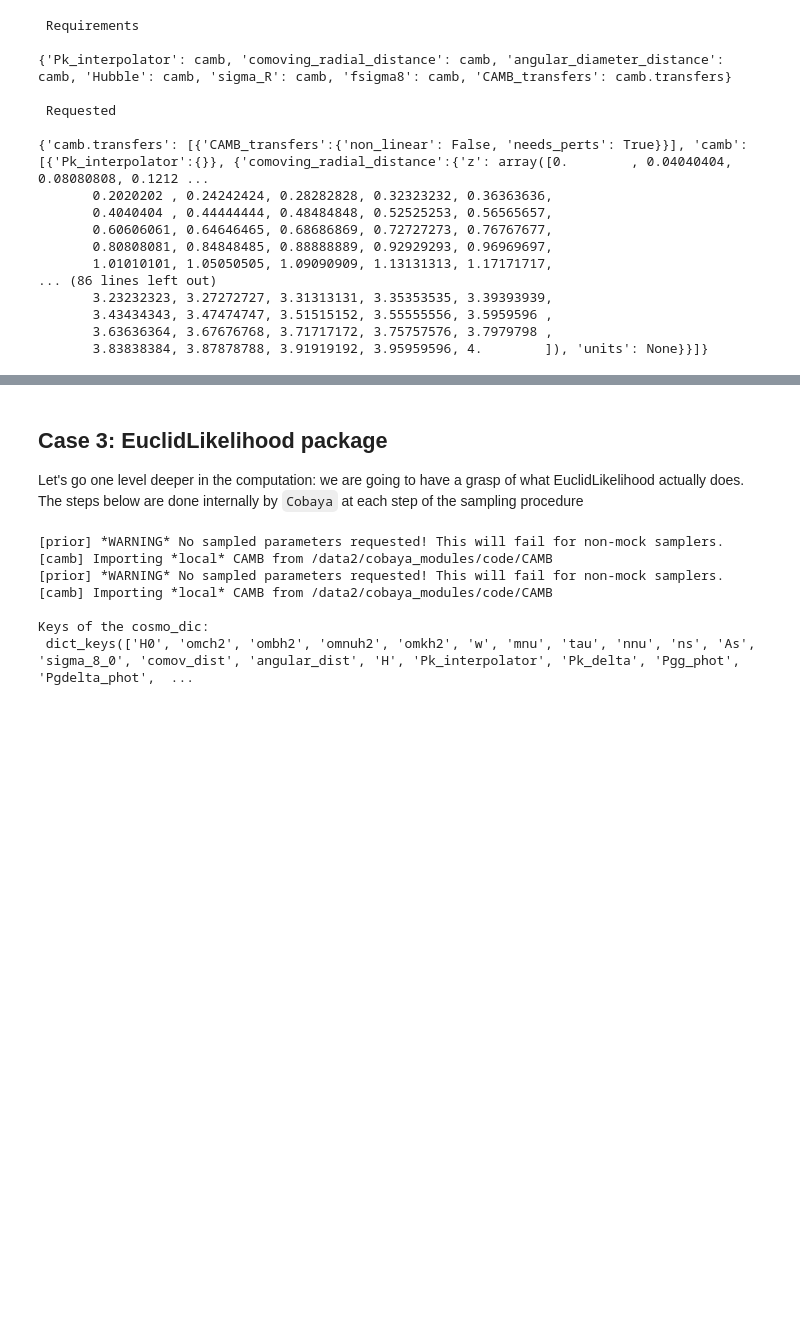
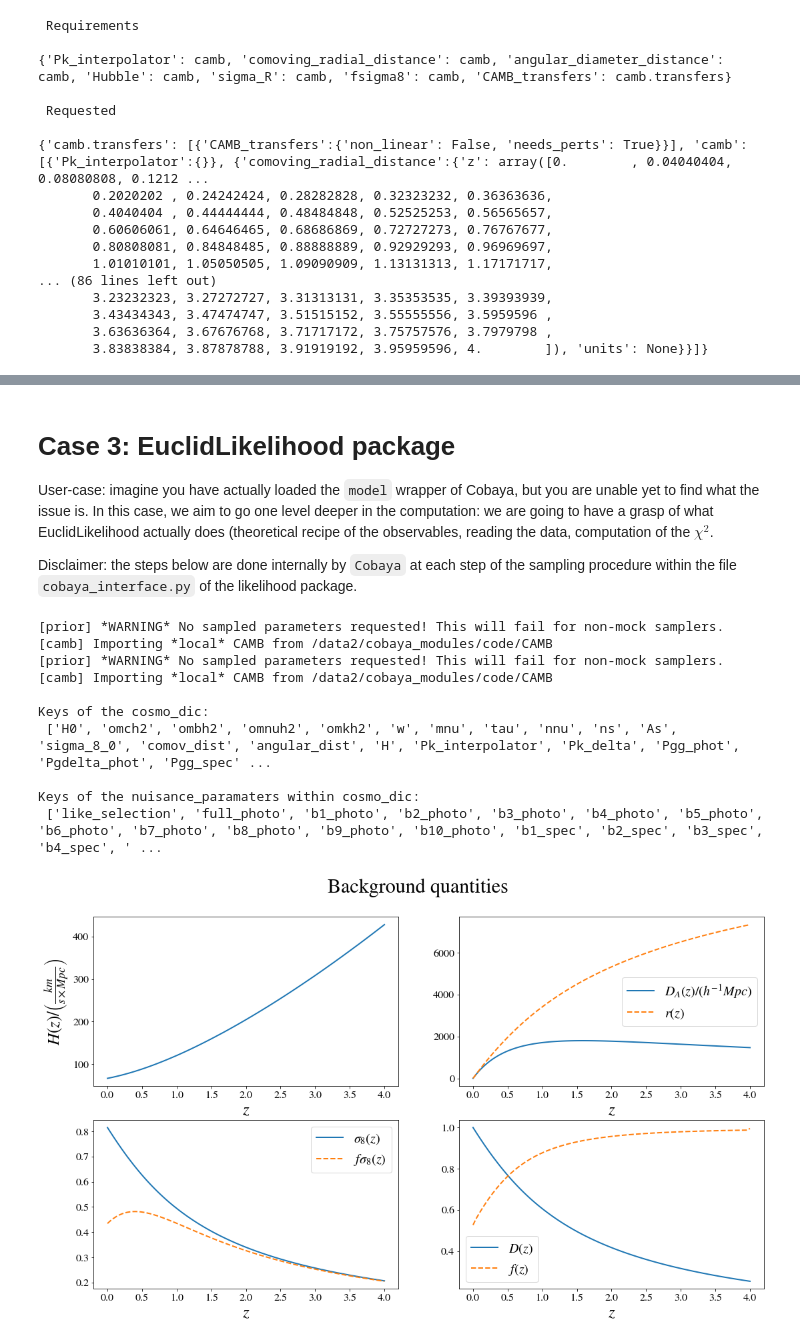
Before and after one commit to testarnyttnamn/testnamemaster, a Jupyter notebook: DEMO.ipynb, the cells around one changed output, grey strips where cells are left out. Cells and saved outputs as stored; diff of their text form; code cells hidden in the pictures; blank space fills up the shorter version.

```diff
--- a/DEMO.ipynb
+++ b/DEMO.ipynb
@@ -14,6 +14,7 @@ import matplotlib.pyplot as plt
 from scipy import integrate
 from scipy import interpolate
 import time
+import matplotlib.pyplot as plt
 
 # Import Cobaya -need to be installed
 from cobaya.run import run
@@ -24,4 +25,15 @@ from likelihood.cobaya_interface import EuclidLikelihood
 
 # Where sit your cobaya modules?
 modules_path = "/data2/cobaya_modules/"
+%matplotlib inline
+plt.rc('xtick',labelsize=16)
+plt.rc('ytick',labelsize=16)
+plt.rc('font',size=25)
+plt.rc('axes', titlesize=26)
+plt.rc('axes', labelsize=25)
+plt.rc('lines', linewidth=2)
+plt.rc('lines', markersize=6)
+plt.rc('legend', fontsize=20)
+plt.rc('mathtext', fontset='stix')
+plt.rc('font', family='STIXGeneral')
 # %% [markdown]
@@ -176,21 +191,28 @@ Full log-posterior:
    derived params: {}
 # %% [markdown]
-## Case 3: EuclidLikelihood package
+# Case 3: EuclidLikelihood package
 
-Let's go one level deeper in the computation: we are going to have a grasp of what EuclidLikelihood actually does. The steps below are done internally by `Cobaya` at each step of the sampling procedure
+User-case: imagine you have actually loaded the `model` wrapper of Cobaya, but you are unable yet to find what the issue is. In this case, we aim to go one level deeper in the computation: we are going to have a grasp of what EuclidLikelihood actually does (theoretical recipe of the observables, reading the data, computation of the $\chi^2$.
+
+Disclaimer: the steps below are done internally by `Cobaya` at each step of the sampling procedure within the file `cobaya_interface.py` of the likelihood package.
 # %%
 # Create an instance of the class EuclidLikelihood
 like = EuclidLikelihood()
 # Initialize default parameters for redshift, k-array, fiducial cosmology...
 like.initialize()
 # Get the cosmo_dictionary where all the cosmology + theory parameters are saved
-# ATTENTION: you need to pass the `cobaya wrapper` model as an argument of the function
+# ATTENTION: you need to pass the `cobaya wrapper` model initialized above as an argument of the function
+# as well as the parameters of your theory
+# When only Cobaya is used, it creates internally this model instance
 like.passing_requirements(model, **model.provider.params)
 # Update the cosmology dictionary with interpolators + basic quantities such as
 # P_gg, P_delta...
+# DISCLAIMER: this cosmology dictionary cosmo_dic is an attribute of the class Cosmology but it is also
+# saved as an attribute of the class EuclidLikelihood
 like.cosmo.update_cosmo_dic(like.cosmo.cosmo_dic['z_win'], 0.05)
 # Show what the cosmo_dic actually contains
-print('\nKeys of the cosmo_dic: \n', like.cosmo.cosmo_dic.keys())
+print('\nKeys of the cosmo_dic: \n', list(like.cosmo.cosmo_dic.keys()))
+print('\nKeys of the nuisance_paramaters within cosmo_dic: \n', list(like.cosmo.cosmo_dic['nuisance_parameters'].keys()))
 # %% [output]
 [prior] *WARNING* No sampled parameters requested! This will fail for non-mock samplers.
 [camb] Importing *local* CAMB from /data2/cobaya_modules/code/CAMB
@@ -198,4 +220,35 @@ print('\nKeys of the cosmo_dic: \n', like.cosmo.cosmo_dic.keys())
 [camb] Importing *local* CAMB from /data2/cobaya_modules/code/CAMB
 
 Keys of the cosmo_dic:
- dict_keys(['H0', 'omch2', 'ombh2', 'omnuh2', 'omkh2', 'w', 'mnu', 'tau', 'nnu', 'ns', 'As', 'sigma_8_0', 'comov_dist', 'angular_dist', 'H', 'Pk_interpolator', 'Pk_delta', 'Pgg_phot', 'Pgdelta_phot',  ...
+ ['H0', 'omch2', 'ombh2', 'omnuh2', 'omkh2', 'w', 'mnu', 'tau', 'nnu', 'ns', 'As', 'sigma_8_0', 'comov_dist', 'angular_dist', 'H', 'Pk_interpolator', 'Pk_delta', 'Pgg_phot', 'Pgdelta_phot', 'Pgg_spec' ...
+
+Keys of the nuisance_paramaters within cosmo_dic:
+ ['like_selection', 'full_photo', 'b1_photo', 'b2_photo', 'b3_photo', 'b4_photo', 'b5_photo', 'b6_photo', 'b7_photo', 'b8_photo', 'b9_photo', 'b10_photo', 'b1_spec', 'b2_spec', 'b3_spec', 'b4_spec', ' ...
+# %%
+# Let's plot the background quantities of cosmo_dic
+fig, axs = plt.subplots(2, 2, figsize=(18,10))
+fig.suptitle('Background quantities')
+axs[0, 0].plot(like.cosmo.cosmo_dic['z_win'], like.cosmo.cosmo_dic['H_z_func'](like.cosmo.cosmo_dic['z_win']))
+axs[0, 0].set_xlabel(r'$z$')
+axs[0, 0].set_ylabel(r'$H(z) / \left( \frac{km}{s\times Mpc}\right)$')
+axs[0, 1].plot(like.cosmo.cosmo_dic['z_win'], like.cosmo.cosmo_dic['d_z_func'](like.cosmo.cosmo_dic['z_win']),
+              label = r'$D_A(z) / (h^{−1}Mpc)$')
+axs[0, 1].plot(like.cosmo.cosmo_dic['z_win'], like.cosmo.cosmo_dic['r_z_func'](like.cosmo.cosmo_dic['z_win']), '--',
+              label = r'$r(z)$')
+axs[0, 1].set_xlabel(r'$z$')
+axs[0, 1].legend()
+axs[1, 0].plot(like.cosmo.cosmo_dic['z_win'], like.cosmo.cosmo_dic['sigma8_z_func'](like.cosmo.cosmo_dic['z_win']),
+              label = r'$\sigma_8(z)$')
+axs[1, 0].plot(like.cosmo.cosmo_dic['z_win'], like.cosmo.cosmo_dic['fsigma8_z_func'](like.cosmo.cosmo_dic['z_win']),
+              '--', label = r'$f\sigma_8(z)$')
+axs[1, 0].set_xlabel(r'$z$')
+axs[1, 0].legend()
+axs[1, 1].plot(like.cosmo.cosmo_dic['z_win'], like.cosmo.cosmo_dic['D_z_k'],
+              label = r'$D(z)$')
+axs[1, 1].plot(like.cosmo.cosmo_dic['z_win'], like.cosmo.cosmo_dic['f_z_k'](like.cosmo.cosmo_dic['z_win']), '--',
+               label = r'$f(z)$')
+axs[1, 1].set_xlabel(r'$z$');
+axs[1, 1].legend()
+plt.subplots_adjust(top=0.90)
+# %% [output]
+[figure, added]
```
Also changed, not shown: parts of 11 cells of this notebook, 1 other file.
